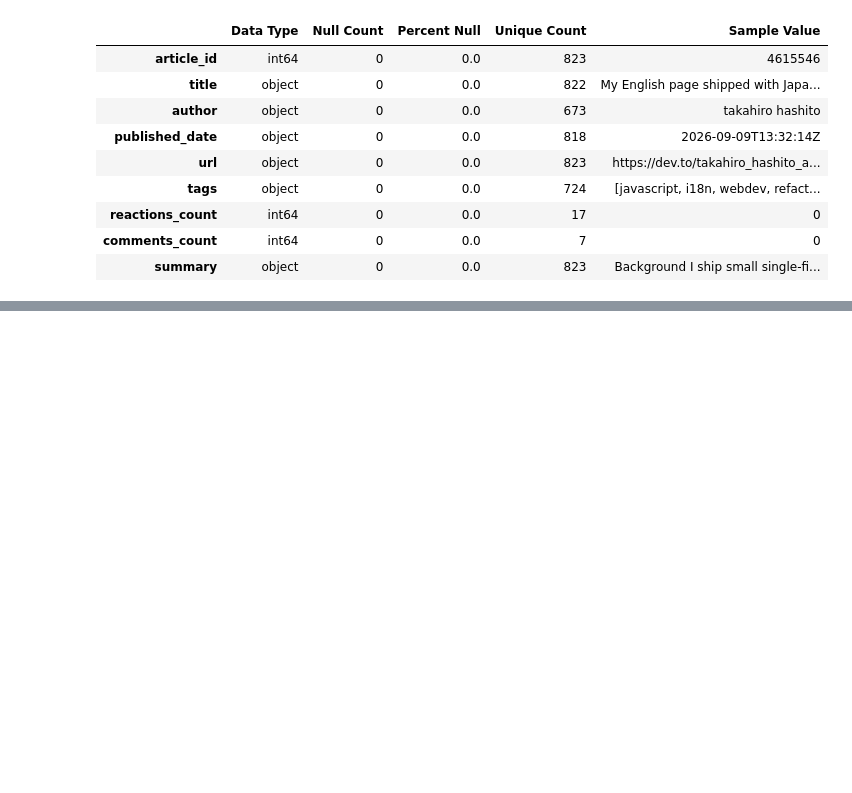
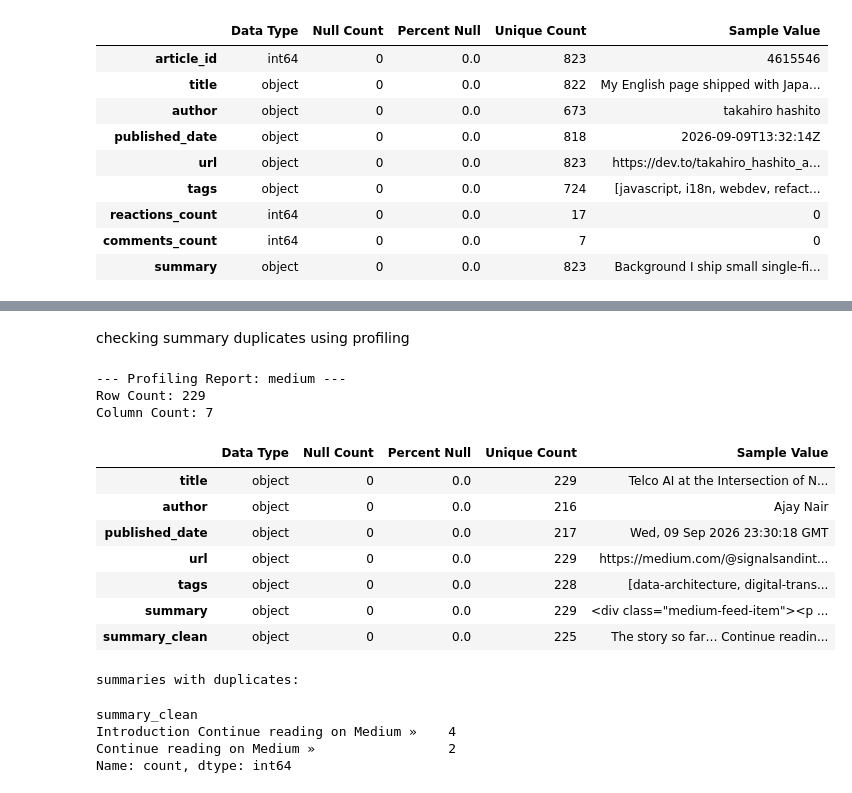
Before and after one commit to AzamAlzahrani/FOMOless, a Jupyter notebook: notebooks/02_profile_clean.ipynb, the cells around one changed output, grey strips where cells are left out. Cells and saved outputs as stored; diff of their text form; code cells hidden in the pictures; blank space fills up the shorter version.

Commit message:
added Knuggets, medium and cleaned medium from duplicates in titles

```diff
--- a/notebooks/02_profile_clean.ipynb
+++ b/notebooks/02_profile_clean.ipynb
@@ -193,0 +224,4 @@ Column Count: 9
+# %%
+medium_file_path = '../data/raw/medium_10-9-26_raw_268_records.json'
+df_medium = pd.read_json(medium_file_path)
+df_medium.head()
@@ -193,0 +275,4 @@ Column Count: 9
+# %%
+pd.set_option("display.max_colwidth", None)
+duplicated_titles = df_medium[df_medium["title"] == "From Excel to Power BI: How I Built an Automated Data Pipeline Using Azure (Part 3)"]
+print(duplicated_titles["url"])
@@ -193,0 +288,9 @@ Column Count: 9
+# %%
+# 1. Sort by date so the newest version of the article is first
+df_medium = df_medium.sort_values('published_date', ascending=False)
+
+# 2. Drop duplicates looking ONLY at the title and author columns, keeping the first (newest) row
+df_medium = df_medium.drop_duplicates(subset=['title', 'author'], keep='first')
+
+# 3. Check how many rows are left
+print(f"Rows remaining after removing title spam: {len(df_medium)}")
@@ -193,0 +314,7 @@ Column Count: 9
+# %%
+from bs4 import BeautifulSoup
+
+df_medium["summary_clean"] = df_medium["summary"].apply(
+    lambda x: BeautifulSoup(x, "html.parser").get_text(" ", strip=True)
+)
+df_medium.head()
@@ -193,0 +349,32 @@ Column Count: 9
+# %% [markdown]
+checking summary duplicates using profiling
+# %%
+profile_data(df_medium, source_name= "medium")
+# %% [output]
+--- Profiling Report: medium ---
+Row Count: 229
+Column Count: 7
+|  | Data Type | Null Count | Percent Null | Unique Count | Sample Value |
+| title | object | 0 | 0.0 | 229 | Telco AI at the Intersection of N... |
+| author | object | 0 | 0.0 | 216 | Ajay Nair |
+| published_date | object | 0 | 0.0 | 217 | Wed, 09 Sep 2026 23:30:18 GMT |
+| url | object | 0 | 0.0 | 229 | https://medium.com/@signalsandint... |
+| tags | object | 0 | 0.0 | 228 | [data-architecture, digital-trans... |
+| summary | object | 0 | 0.0 | 229 | <div class="medium-feed-item"><p ... |
+| summary_clean | object | 0 | 0.0 | 225 | The story so far… Continue readin... |
+# %%
+# Count how many times each summary appears
+summary_counts = df_medium['summary_clean'].value_counts()
+
+# Filter to show only the titles that appear more than once
+duplicated_summaries = summary_counts[summary_counts > 1]
+
+print("summaries with duplicates:")
+pd.set_option('display.max_colwidth', None)
+duplicated_summaries.head(10)
+# %% [output]
+summaries with duplicates:
+summary_clean
+Introduction Continue reading on Medium »    4
+Continue reading on Medium »                 2
+Name: count, dtype: int64
```
Also changed, not shown: parts of 23 cells of this notebook.
